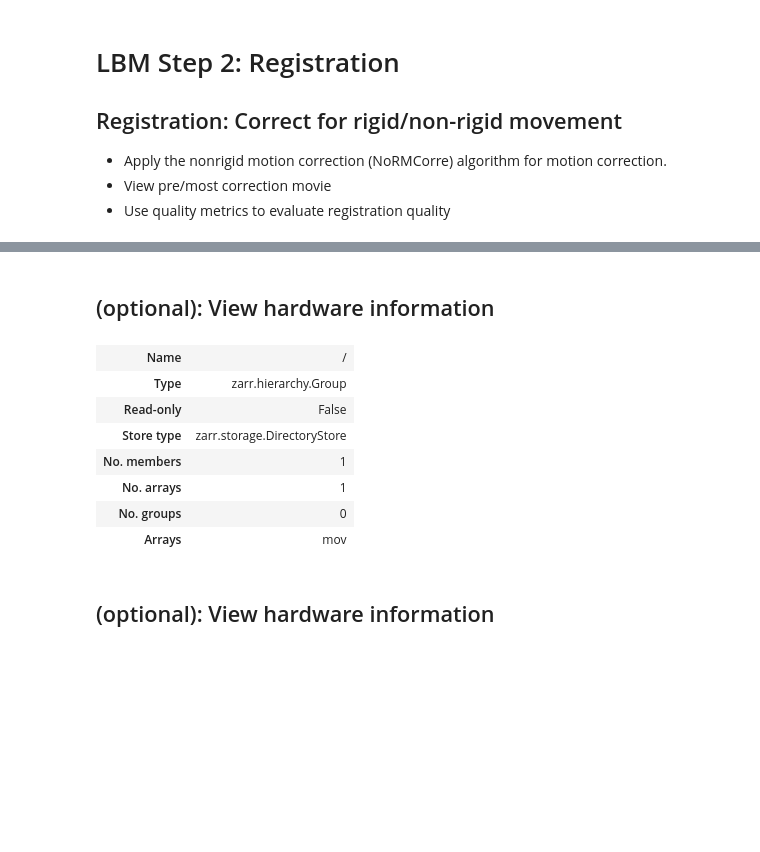
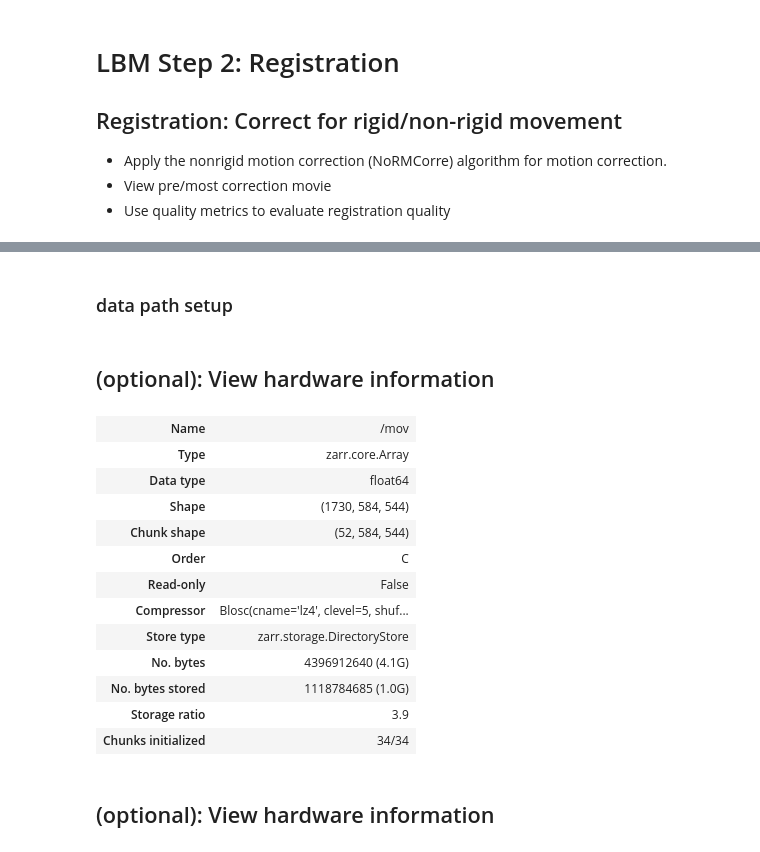
Before and after one commit to MillerBrainObservatory/LBM-CaImAn-Python, a Jupyter notebook: demos/notebooks/registration.ipynb, the cells around one changed output, grey strips where cells are left out. Saved outputs shown, nothing was run; the diff lists cells and outputs as text; code cells hidden in the pictures; blank space fills up the shorter version.

```diff
--- a/demos/notebooks/registration.ipynb
+++ b/demos/notebooks/registration.ipynb
@@ -42 +46,3 @@ if os.name == "nt":
 To enable the following instructions: SSE4.1 SSE4.2 AVX AVX2 FMA, in other operations, rebuild TensorFlow with the appropriate compiler flags.
+# %% [markdown]
+### data path setup
@@ -52,15 +57,20 @@ pd.options.display.max_colwidth = 120
 # %%
-raw_movie = zarr.open(movie_path).info
-raw_movie
+raw_movie = zarr.open(movie_path).get('mov')
+raw_movie.info
 # %% [output]
-| Name | / |
-| Type | zarr.hierarchy.Group |
+| Name | /mov |
+| Type | zarr.core.Array |
+| Data type | float64 |
+| Shape | (1730, 584, 544) |
+| Chunk shape | (52, 584, 544) |
+| Order | C |
 | Read-only | False |
+| Compressor | Blosc(cname='lz4', clevel=5, shuf... |
 | Store type | zarr.storage.DirectoryStore |
-| No. members | 1 |
-| No. arrays | 1 |
-| No. groups | 0 |
-| Arrays | mov |
+| No. bytes | 4396912640 (4.1G) |
+| No. bytes stored | 1118784685 (1.0G) |
+| Storage ratio | 3.9 |
+| Chunks initialized | 34/34 |
 # %%
 # set up logging
 debug = True
```
Also changed, not shown: parts of 16 cells of this notebook.
